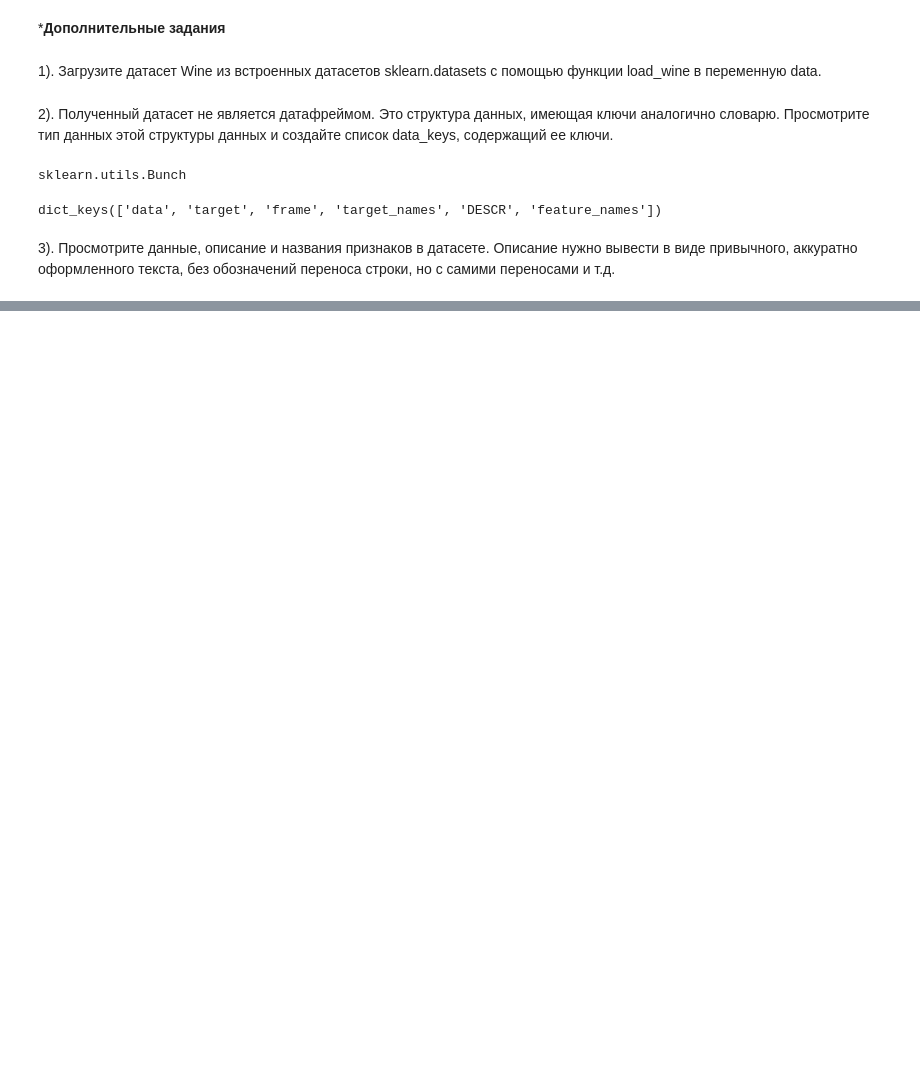
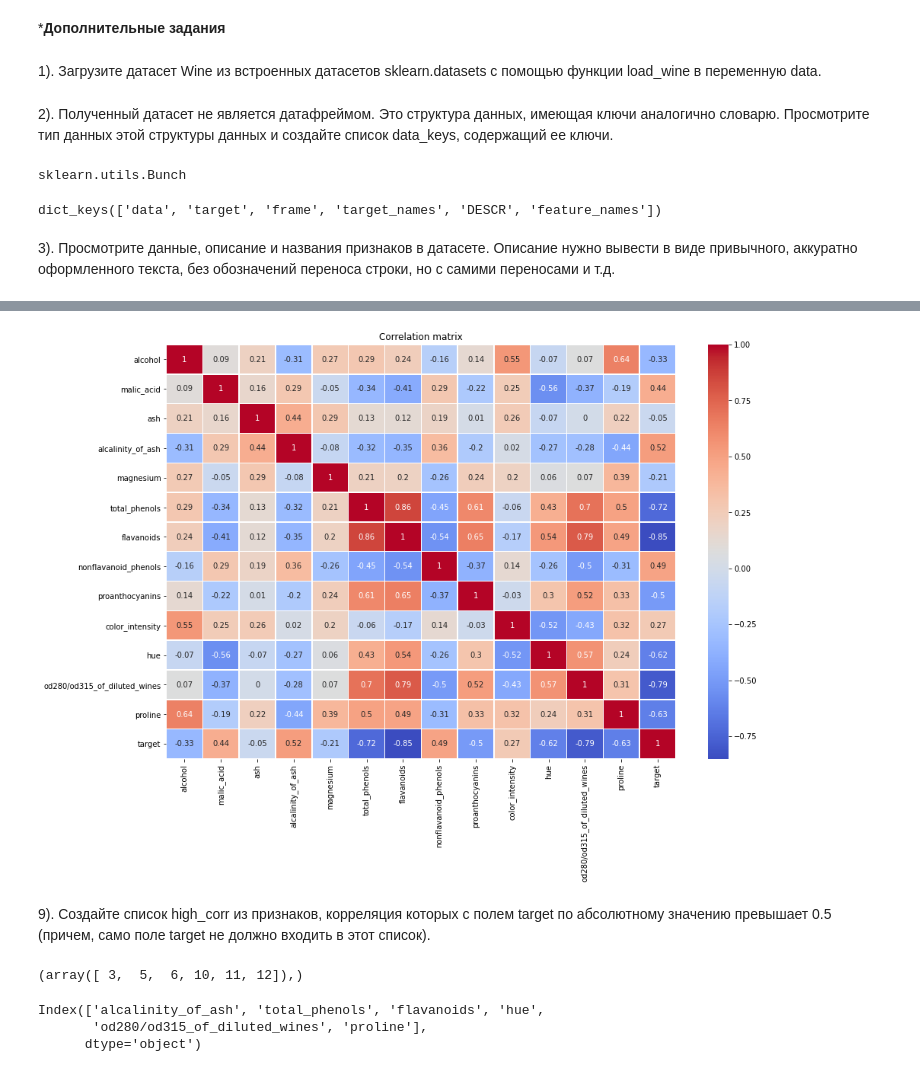
Before and after one commit to myselfadmirer/Python-for-Data-Science, a Jupyter notebook: lesson3/Scikit-learn.ipynb, the cells around one changed output, grey strips where cells are left out. Saved outputs shown, nothing was run; the diff lists cells and outputs as text; code cells hidden in the pictures; blank space fills up the shorter version.

```diff
--- a/lesson3/Scikit-learn.ipynb
+++ b/lesson3/Scikit-learn.ipynb
@@ -417,0 +455,3 @@ dict_keys(['data', 'target', 'frame', 'target_names', 'DESCR', 'feature_names'])
+# %%
+X = pd.DataFrame(data['data'], columns=data['feature_names'])
+X.head()
@@ -421,0 +492,3 @@ AttributeError: info
+# %%
+X['target'] = data['target'].astype(np.int64)
+X.head()
@@ -421,0 +524,4 @@ AttributeError: info
+# %%
+X_corr = X.corr()
+X_corr = np.round(X_corr, 2)
+X_corr
@@ -421,0 +544,23 @@ AttributeError: info
+# %%
+import seaborn as sns
+import matplotlib.pyplot as plt
+plt.figure(figsize = (15,10))
+sns.heatmap(X_corr, annot=True, linewidths=.5, cmap='coolwarm')
+plt.title('Correlation matrix')
+plt.show()
+# %% [output]
+[figure, added]
+# %% [markdown]
+9). Создайте список high_corr из признаков, корреляция которых с полем target по абсолютному значению превышает 0.5 (причем, само поле target не должно входить в этот список).
+# %%
+high_corr_ind = np.where((np.abs(X_corr['target']) > 0.5) & (X_corr['target'].keys() != 'target'))
+high_corr_ind
+# %% [output]
+(array([ 3,  5,  6, 10, 11, 12]),)
+# %%
+high_corr = X_corr['target'].keys()[high_corr_ind]
+high_corr
+# %% [output]
+Index(['alcalinity_of_ash', 'total_phenols', 'flavanoids', 'hue',
+       'od280/od315_of_diluted_wines', 'proline'],
+      dtype='object')
```
Also changed, not shown: parts of 15 cells of this notebook.
